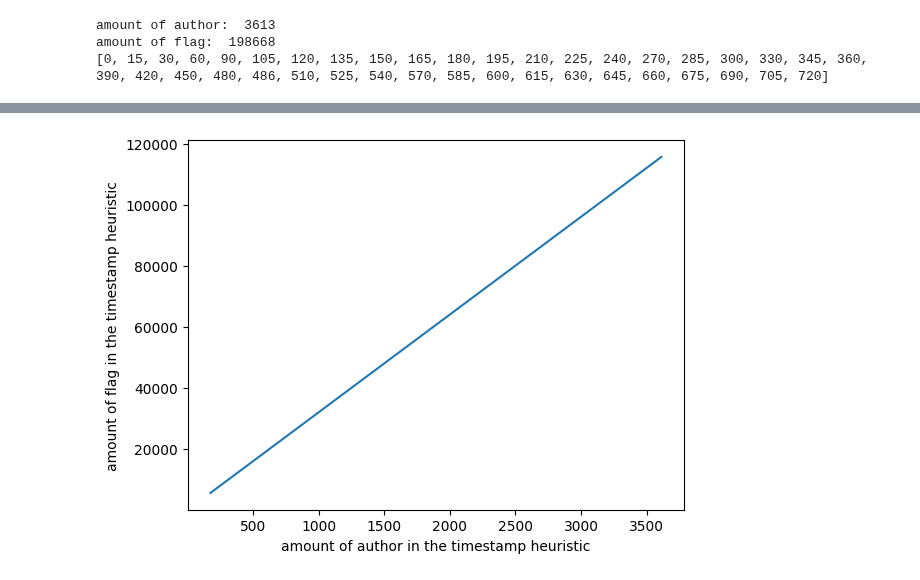
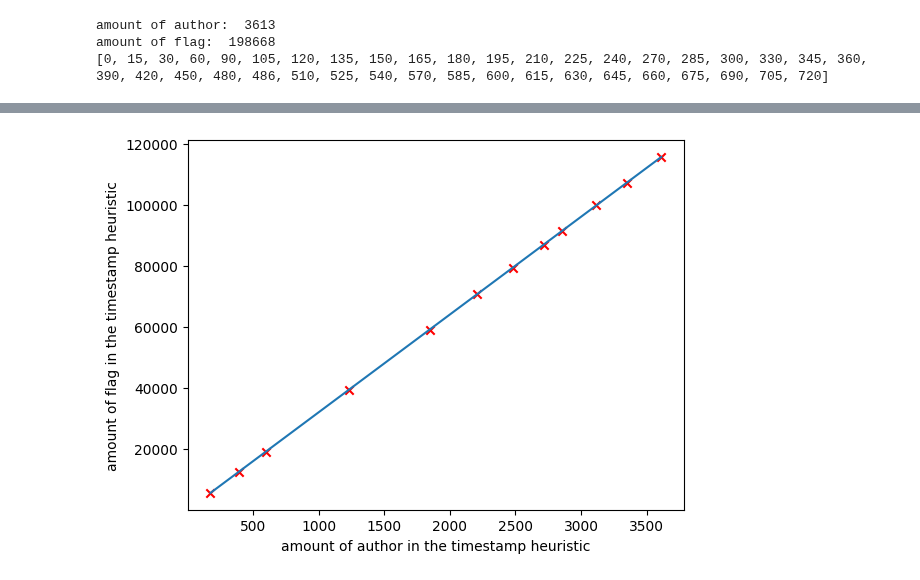
Before and after one commit to srapaport/timestamps-anomalies, a Jupyter notebook: notebook/travel_time.ipynb, the cells around one changed output, grey strips where cells are left out. Cells and saved outputs as stored; diff of their text form; code cells hidden in the pictures.

```diff
--- a/notebook/travel_time.ipynb
+++ b/notebook/travel_time.ipynb
@@ -78,10 +80,11 @@ plt.show()
 # %%
 # amount of flag per hour diff
 x = [len(author_flag[max_diff]) for max_diff in range(0, 720, 60)]
 y = [len([x for author in author_flag[max_diff] for x in author]) for max_diff in range(0, 720, 60)]
 plt.plot(x,y)
+plt.scatter(x, y, color='red', marker='x')
 plt.xlabel('amount of author in the timestamp heuristic')
 plt.ylabel('amount of flag in the timestamp heuristic')
 plt.show()
 # %% [output]
-[figure, old version]
+[figure, new version]
```
Also changed, not shown: parts of 2 cells of this notebook, 1 other file.
